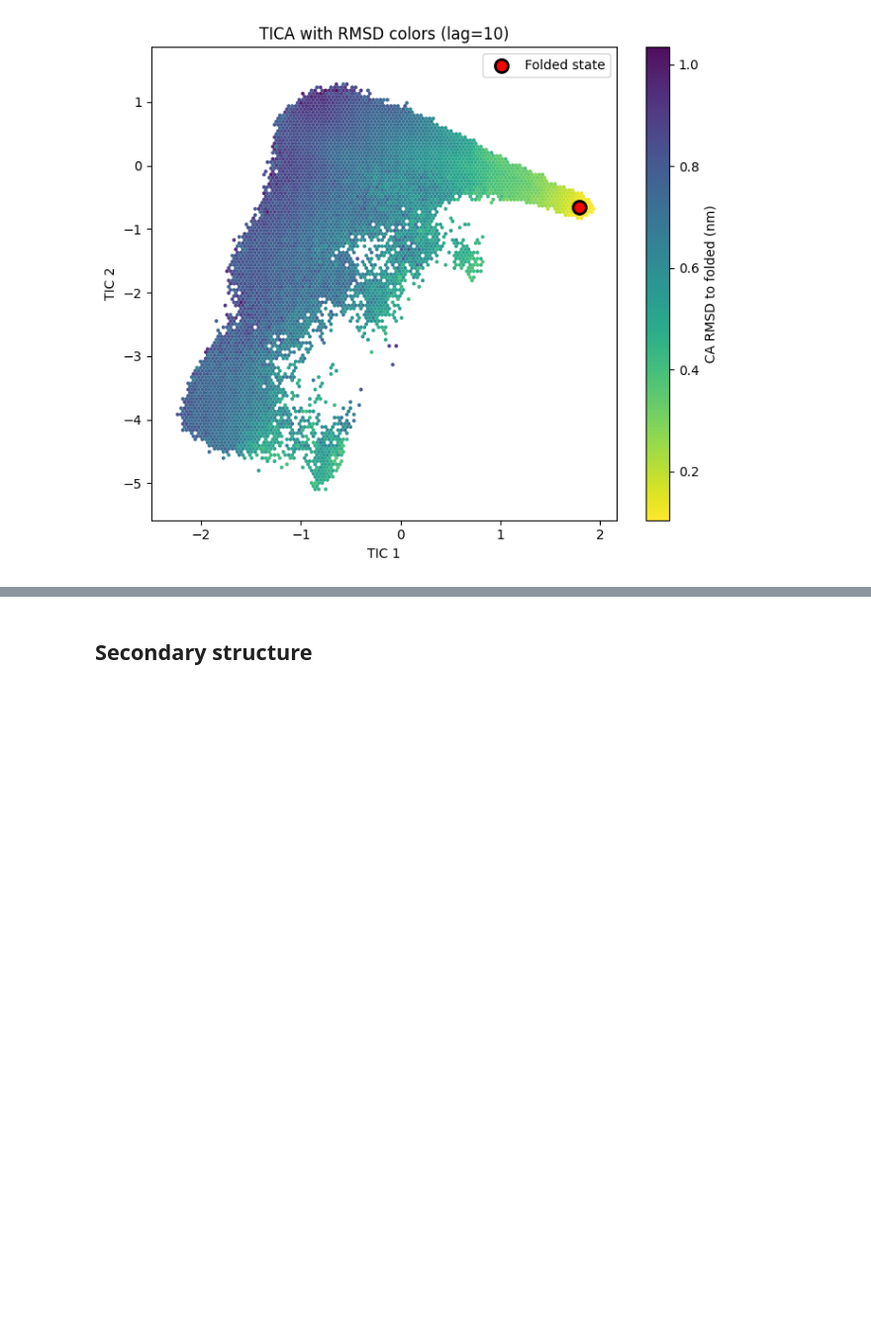
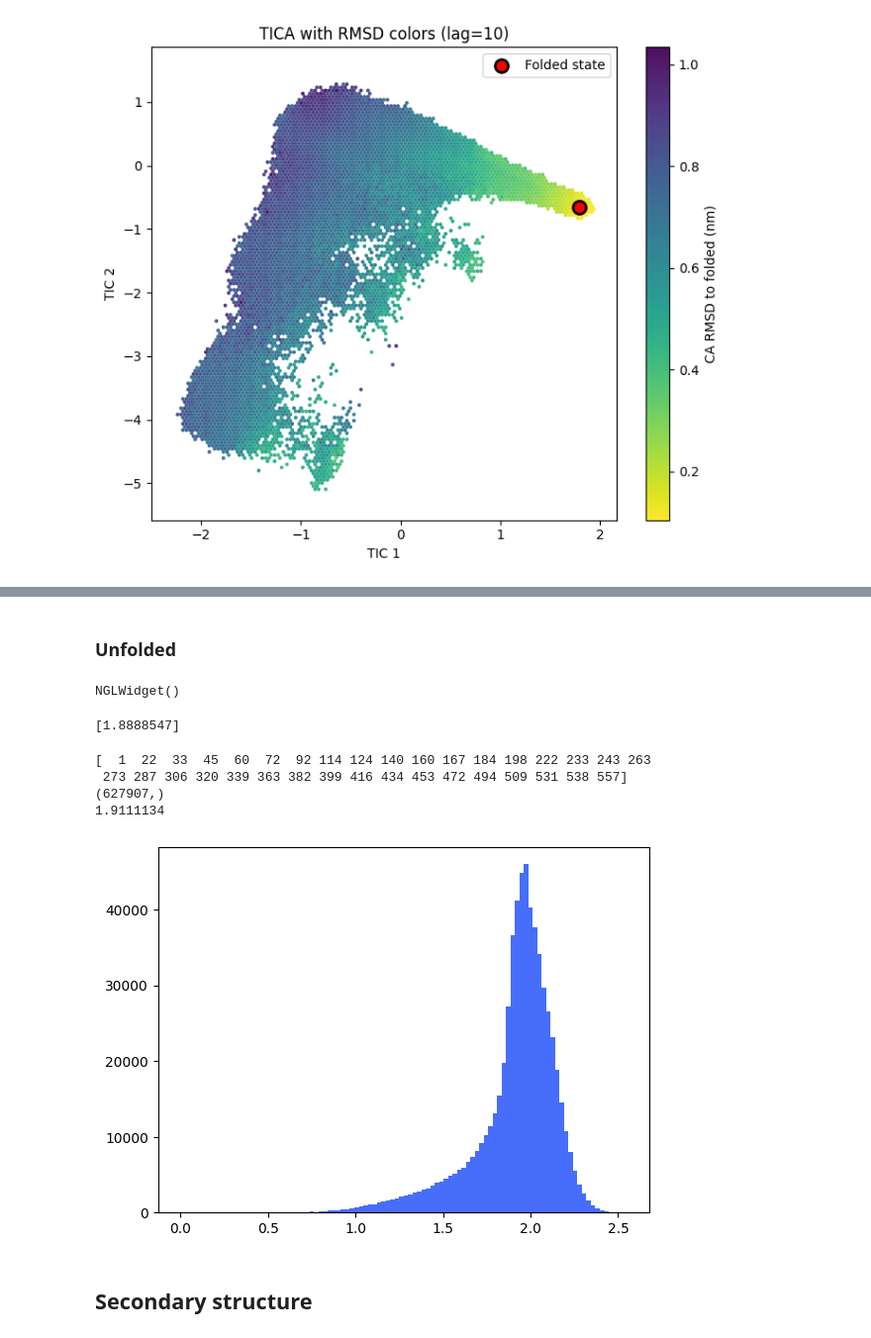
Before and after one commit to seonghyun26/DESRES, a Jupyter notebook: notebook/data-2F4K.ipynb, the cells around one changed output, grey strips where cells are left out. Shown: that part at 99% size. Saved outputs shown, nothing was run; the diff lists cells and outputs as text; code cells hidden in the pictures; blank space fills up the shorter version.

Commit message:
upd - data (traj, folded, unfolded) for three fast folders (CLN025, 2JOF, 2F4K)

```diff
--- a/notebook/data-2F4K.ipynb
+++ b/notebook/data-2F4K.ipynb
@@ -294,7 +278,7 @@ sample_frame.save_pdb("/home/shpark/prj-mlcv/lib/DESRES/data/2F4K/folded.pdb")
 # %% [markdown]
 ## RMSD to Folded state
 # %%
-def label_by_rmsd(
+def rmsd_to_refpdb(
 	traj: md.Trajectory,
 	reference_traj: md.Trajectory,
 	atom_type: str = "ca",
@@ -314,19 +298,3 @@ def label_by_rmsd(
 		atom_indices = atom_indices
 	)
 	return rmsd
-
-ref_pdb_path = f"/home/shpark/prj-mlcv/lib/DESRES/data/{molecule}/folded.pdb"
-ref_pdb_traj = md.load_pdb(ref_pdb_path)
-rmsd = label_by_rmsd(
-    traj = all_traj,
-    reference_traj = ref_pdb_traj,
-)
-
-print(rmsd.mean())
-plt.hist(
-    rmsd,
-    bins=100,
-    # log=True,
-    color=blue,
-)
-plt.show()
@@ -439,0 +383,24 @@ Unfolded: 516867.0 / 627907 (82.32%)
+# %% [markdown]
+### Unfolded
+# %%
+rmsd_loaded = torch.load( f"{save_dir}/{molecule}-{simulation_idx}-rmsd.pt").numpy()
+rmsd_max_frame_idx = np.argmax(rmsd_loaded)
+rmsd_max_frame = all_traj[rmsd_max_frame_idx]
+rmsd_view = nv.show_mdtraj(rmsd_max_frame)
+rmsd_view.add_representation("licorice", selection="protein")
+rmsd_view
+# %% [output]
+NGLWidget()
+# %%
+ref_pdb_path = f"/home/shpark/prj-mlcv/lib/DESRES/data/{molecule}/folded.pdb"
+ref_pdb_traj = md.load_pdb(ref_pdb_path)
+atom_indices = all_traj.topology.select("name CA")
+
+max_rmsd = md.rmsd(
+	target = rmsd_max_frame,
+	reference = ref_pdb_traj,
+	atom_indices = atom_indices
+)
+print(max_rmsd)
+# %% [output]
+[1.8888547]
@@ -440,2 +410,25 @@ Unfolded: 516867.0 / 627907 (82.32%)
+# %%
+unfolded_path = f"/home/shpark/prj-mlcv/lib/DESRES/data/{molecule}/unfolded.pdb"
+unfolded_traj = md.load_pdb(unfolded_path)
+rmsd_to_unfolded = rmsd_to_refpdb(
+    traj = all_traj,
+    reference_traj = unfolded_traj,
+)
+
+print(rmsd_to_unfolded.shape)
+print(rmsd_to_unfolded.mean())
+plt.hist(
+    rmsd_to_unfolded,
+    bins=100,
+    # log=True,
+    color=blue,
+)
+plt.show()
+# %% [output]
+[  1  22  33  45  60  72  92 114 124 140 160 167 184 198 222 233 243 263
+ 273 287 306 320 339 363 382 399 416 434 453 472 494 509 531 538 557]
+(627907,)
+1.9111134
+[figure, added]
 # %% [markdown]
 ## Secondary structure
```
Also changed, not shown: parts of 11 cells of this notebook, 48 other files.
